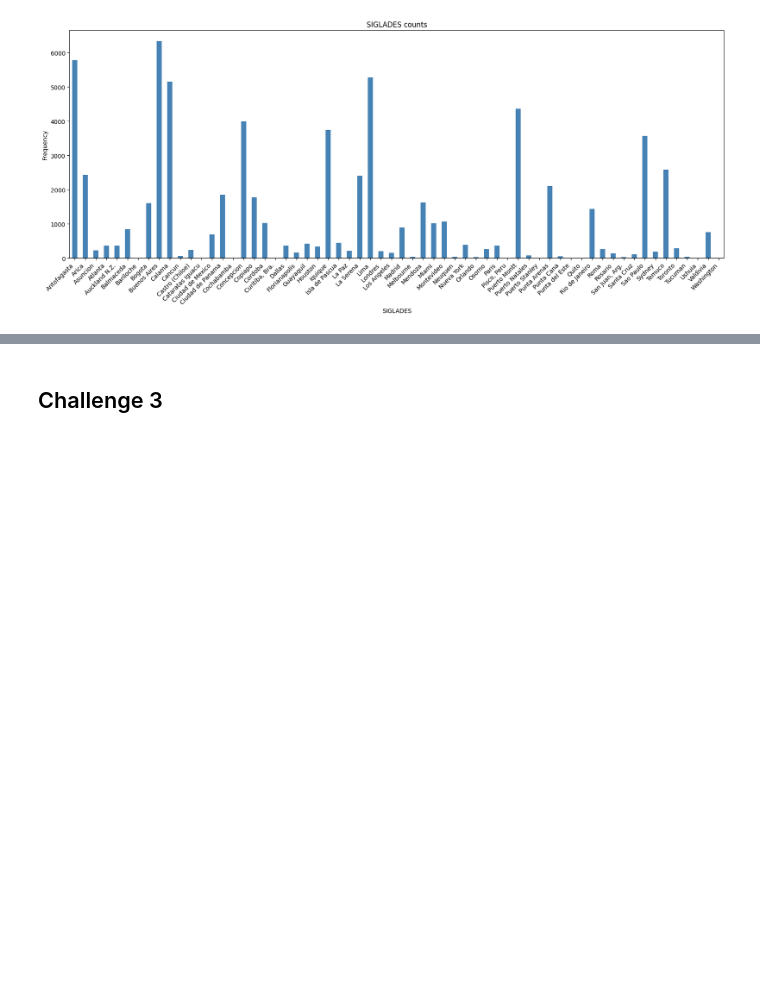
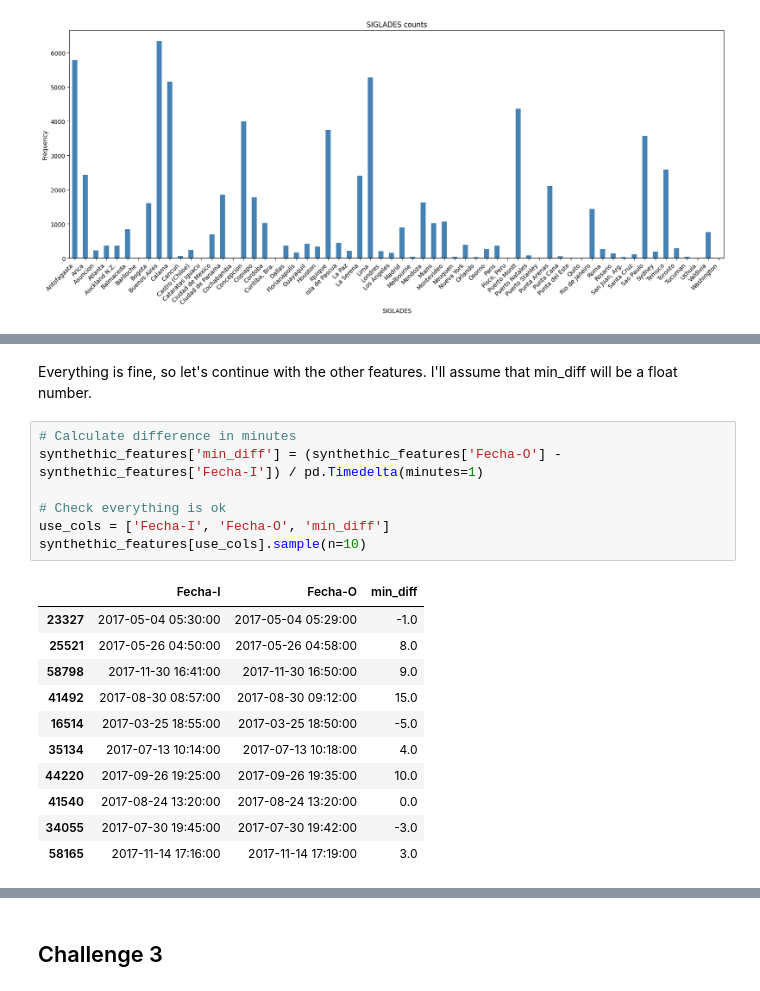
Before and after one commit to mabarcaj/LATAM_Data_Scientist_Challenge, a Jupyter notebook: solution.ipynb, the cells around one changed output, grey strips where cells are left out. Drawn from its saved outputs; the diff is of its cells as text; blank space fills up the shorter version.

```diff
--- a/solution.ipynb
+++ b/solution.ipynb
@@ -570,0 +645,21 @@ In conclusion, the year 2017 was a year where most of the air traffic was made b
+# %% [markdown]
+Everything is fine, so let's continue with the other features. I'll assume that min_diff will be a float number.
+# %%
+# Calculate difference in minutes
+synthethic_features['min_diff'] = (synthethic_features['Fecha-O'] - synthethic_features['Fecha-I']) / pd.Timedelta(minutes=1)
+
+# Check everything is ok
+use_cols = ['Fecha-I', 'Fecha-O', 'min_diff']
+synthethic_features[use_cols].sample(n=10)
+# %% [output]
+|  | Fecha-I | Fecha-O | min_diff |
+| 23327 | 2017-05-04 05:30:00 | 2017-05-04 05:29:00 | -1.0 |
+| 25521 | 2017-05-26 04:50:00 | 2017-05-26 04:58:00 | 8.0 |
+| 58798 | 2017-11-30 16:41:00 | 2017-11-30 16:50:00 | 9.0 |
+| 41492 | 2017-08-30 08:57:00 | 2017-08-30 09:12:00 | 15.0 |
+| 16514 | 2017-03-25 18:55:00 | 2017-03-25 18:50:00 | -5.0 |
+| 35134 | 2017-07-13 10:14:00 | 2017-07-13 10:18:00 | 4.0 |
+| 44220 | 2017-09-26 19:25:00 | 2017-09-26 19:35:00 | 10.0 |
+| 41540 | 2017-08-24 13:20:00 | 2017-08-24 13:20:00 | 0.0 |
+| 34055 | 2017-07-30 19:45:00 | 2017-07-30 19:42:00 | -3.0 |
+| 58165 | 2017-11-14 17:16:00 | 2017-11-14 17:19:00 | 3.0 |
```
Also changed, not shown: parts of 16 cells of this notebook, 1 other file.
